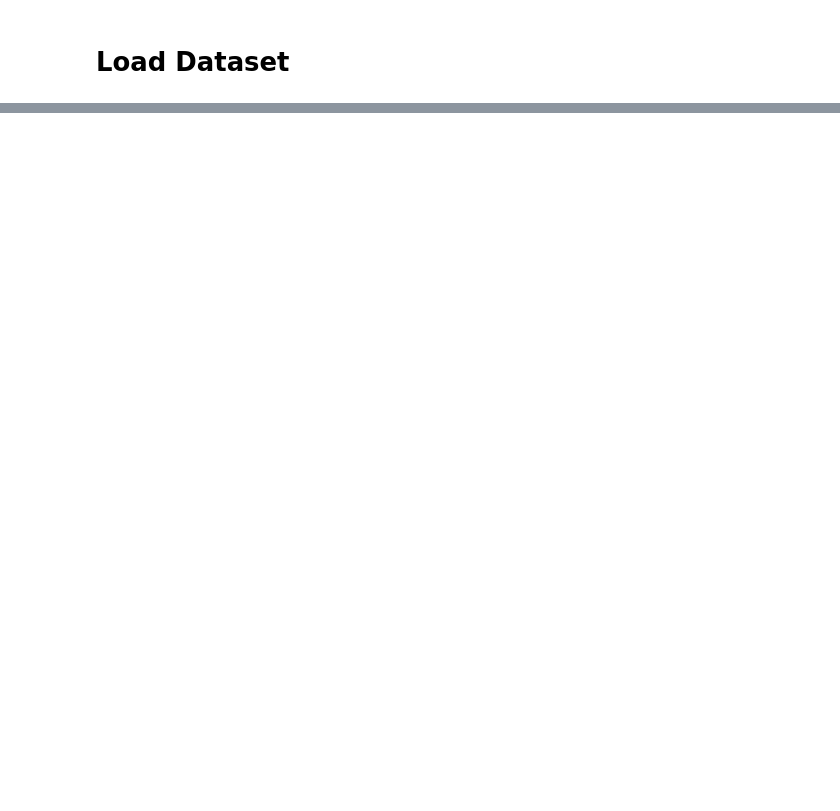
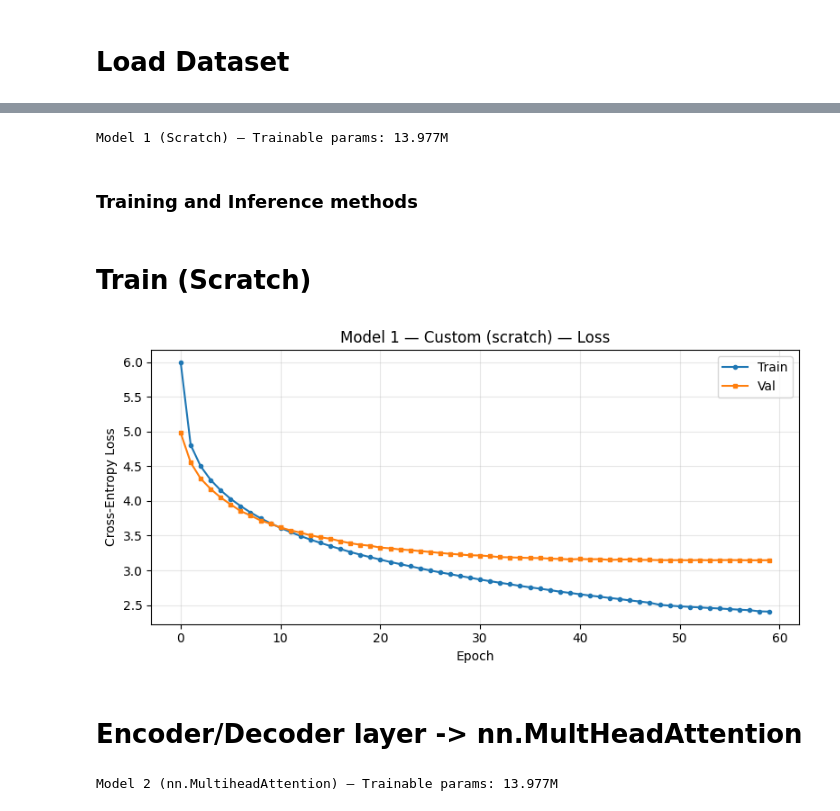
Before and after one commit to ShambaC/Deep-Learning-Lab-AI69202, a Jupyter notebook: Class 8/25AI92F02_Assignment8.ipynb, the cells around one changed output, grey strips where cells are left out. Drawn from its saved outputs; the diff is of its cells as text; code cells hidden in the pictures; blank space fills up the shorter version.

```diff
--- a/Class 8/25AI92F02_Assignment8.ipynb
+++ b/Class 8/25AI92F02_Assignment8.ipynb
@@ -44,0 +194,20 @@ No, stop words should not be removed in the case of Multi30K because it is a tra
+# %%
+BATCH_SIZE = 128
+
+class TranslationDataset(Dataset):
+    def __init__(self, src_ids, tgt_ids):
+        self.src = torch.tensor(src_ids, dtype=torch.long)
+        self.tgt = torch.tensor(tgt_ids, dtype=torch.long)
+
+    def __len__(self):
+        return len(self.src)
+
+    def __getitem__(self, idx):
+        return self.src[idx], self.tgt[idx]
+
+
+train_loader = DataLoader(TranslationDataset(de_train_ids, en_train_ids), batch_size=BATCH_SIZE, shuffle=True,  drop_last=False)
+val_loader = DataLoader(TranslationDataset(de_val_ids,   en_val_ids), batch_size=BATCH_SIZE, shuffle=False, drop_last=False)
+test_loader = DataLoader(TranslationDataset(de_test_ids,  en_test_ids), batch_size=BATCH_SIZE, shuffle=False, drop_last=False)
+
+print(f"Batches — Train: {len(train_loader)}   Val: {len(val_loader)}   Test: {len(test_loader)}")
@@ -44,0 +218,8 @@ No, stop words should not be removed in the case of Multi30K because it is a tra
+# %%
+# Hyperparameters
+D_MODEL        = 256
+NUM_HEADS      = 8
+NUM_ENC_LAYERS = 3
+NUM_DEC_LAYERS = 3
+D_FF           = 512
+DROPOUT        = 0.1
@@ -44,0 +387,13 @@ No, stop words should not be removed in the case of Multi30K because it is a tra
+# %%
+model1 = Seq2SeqTransformer(
+    src_vocab_size=SRC_VOCAB, tgt_vocab_size=TGT_VOCAB,
+    d_model=D_MODEL,  num_heads=NUM_HEADS,
+    num_enc_layers=NUM_ENC_LAYERS, num_dec_layers=NUM_DEC_LAYERS,
+    d_ff=D_FF, max_len=MAX_LEN, dropout=DROPOUT
+).to(device)
+
+print(f"\nModel 1 (Scratch) — Trainable params: {count_parameters(model1)/1e6:.3f}M")
+# %% [output]
+Model 1 (Scratch) — Trainable params: 13.977M
+# %% [markdown]
+### Training and Inference methods
@@ -44,0 +490,11 @@ No, stop words should not be removed in the case of Multi30K because it is a tra
+# %% [markdown]
+# Train (Scratch)
+# %%
+N_EPOCHS = 60
+
+trl1, vll1 = train_seq2seq(model1, train_loader, val_loader, N_EPOCHS, label="Model1-Custom", lr=1e-4)
+plot_losses(trl1, vll1, "Model 1 — Custom (scratch)")
+# %% [output]
+[figure, added]
+# %% [markdown]
+# Encoder/Decoder layer -> nn.MultHeadAttention
@@ -44,0 +602,11 @@ No, stop words should not be removed in the case of Multi30K because it is a tra
+# %%
+model2 = Seq2SeqTransformer_nnMHA(
+    src_vocab_size=SRC_VOCAB, tgt_vocab_size=TGT_VOCAB,
+    d_model=D_MODEL,  num_heads=NUM_HEADS,
+    num_enc_layers=NUM_ENC_LAYERS, num_dec_layers=NUM_DEC_LAYERS,
+    d_ff=D_FF, max_len=MAX_LEN, dropout=DROPOUT
+).to(device)
+
+print(f"Model 2 (nn.MultiheadAttention) — Trainable params: {count_parameters(model2)/1e6:.3f}M")
+# %% [output]
+Model 2 (nn.MultiheadAttention) — Trainable params: 13.977M
```
Also changed, not shown: parts of 30 cells of this notebook, 2 other files.
